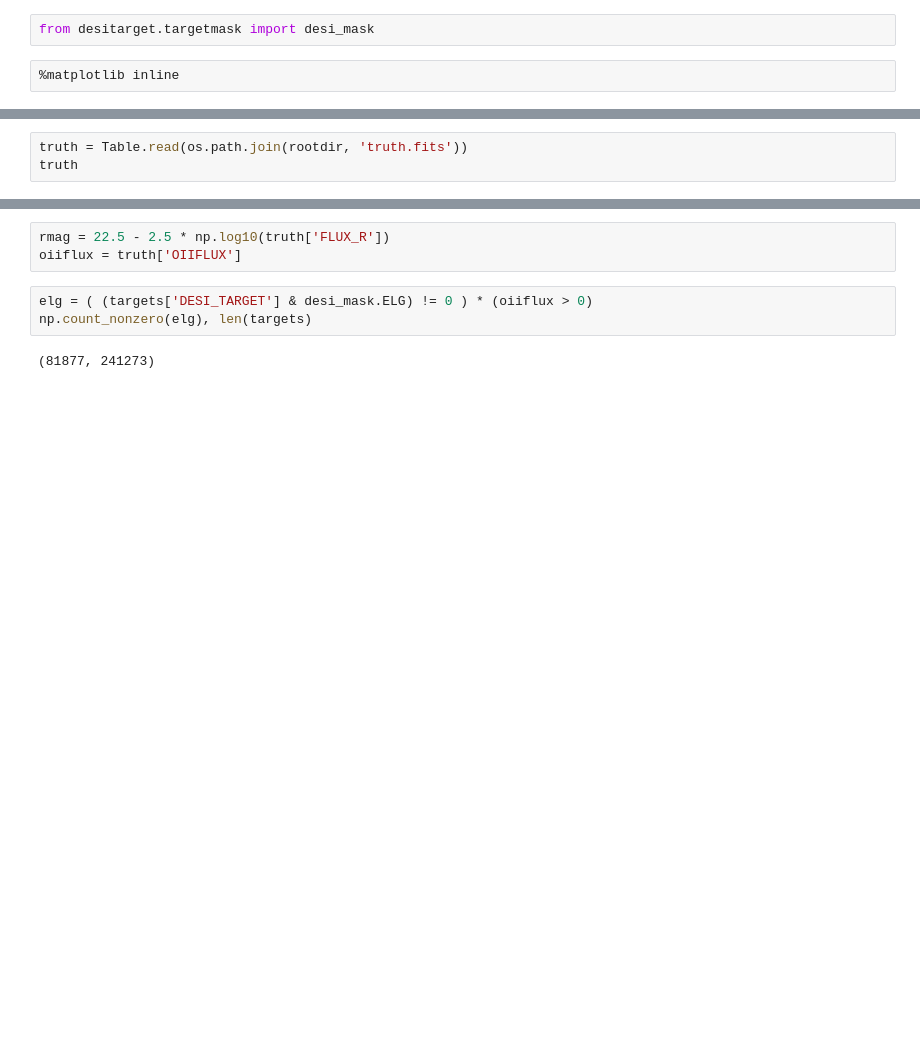
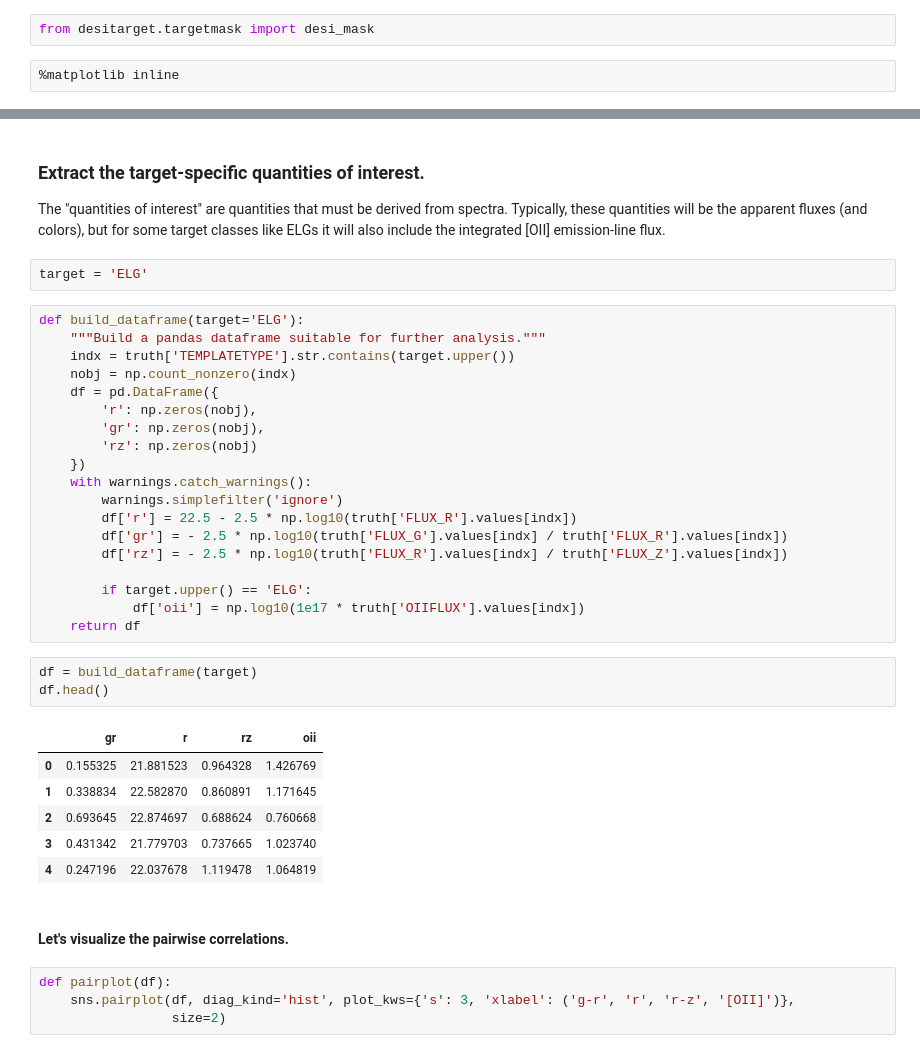
Before and after one commit to desihub/desitarget, a Jupyter notebook: doc/nb/gmm-quicksurvey.ipynb, the cells around one changed output, grey strips where cells are left out. Saved outputs shown, nothing was run; the diff lists cells and outputs as text; blank space fills up the shorter version.

```diff
--- a/doc/nb/gmm-quicksurvey.ipynb
+++ b/doc/nb/gmm-quicksurvey.ipynb
@@ -36,3 +36,0 @@ targets
-# %%
-truth = Table.read(os.path.join(rootdir, 'truth.fits'))
-truth
@@ -59,8 +37,41 @@ truth
-# %%
-rmag = 22.5 - 2.5 * np.log10(truth['FLUX_R'])
-oiiflux = truth['OIIFLUX']
-# %%
-elg = ( (targets['DESI_TARGET'] & desi_mask.ELG) != 0 ) * (oiiflux > 0)
-np.count_nonzero(elg), len(targets)
-# %% [output]
-(81877, 241273)
+# %% [markdown]
+### Extract the target-specific quantities of interest.
+
+The "quantities of interest" are quantities that must be derived from spectra.  Typically, these quantities will be the apparent fluxes (and colors), but for some target classes like ELGs it will also include the integrated [OII] emission-line flux.
+# %%
+target = 'ELG'
+# %%
+def build_dataframe(target='ELG'):
+    """Build a pandas dataframe suitable for further analysis."""
+    indx = truth['TEMPLATETYPE'].str.contains(target.upper())
+    nobj = np.count_nonzero(indx)
+    df = pd.DataFrame({
+        'r': np.zeros(nobj),
+        'gr': np.zeros(nobj),
+        'rz': np.zeros(nobj)
+    })
+    with warnings.catch_warnings():
+        warnings.simplefilter('ignore')
+        df['r'] = 22.5 - 2.5 * np.log10(truth['FLUX_R'].values[indx])
+        df['gr'] = - 2.5 * np.log10(truth['FLUX_G'].values[indx] / truth['FLUX_R'].values[indx])
+        df['rz'] = - 2.5 * np.log10(truth['FLUX_R'].values[indx] / truth['FLUX_Z'].values[indx])
+
+        if target.upper() == 'ELG':
+            df['oii'] = np.log10(1e17 * truth['OIIFLUX'].values[indx])
+    return df
+# %%
+df = build_dataframe(target)
+df.head()
+# %% [output]
+|  | gr | r | rz | oii |
+| 0 | 0.155325 | 21.881523 | 0.964328 | 1.426769 |
+| 1 | 0.338834 | 22.582870 | 0.860891 | 1.171645 |
+| 2 | 0.693645 | 22.874697 | 0.688624 | 0.760668 |
+| 3 | 0.431342 | 21.779703 | 0.737665 | 1.023740 |
+| 4 | 0.247196 | 22.037678 | 1.119478 | 1.064819 |
+# %% [markdown]
+#### Let's visualize the pairwise correlations.
+# %%
+def pairplot(df):
+    sns.pairplot(df, diag_kind='hist', plot_kws={'s': 3, 'xlabel': ('g-r', 'r', 'r-z', '[OII]')},
+                 size=2)
```
Also changed, not shown: parts of 19 cells of this notebook, 2 other files.
